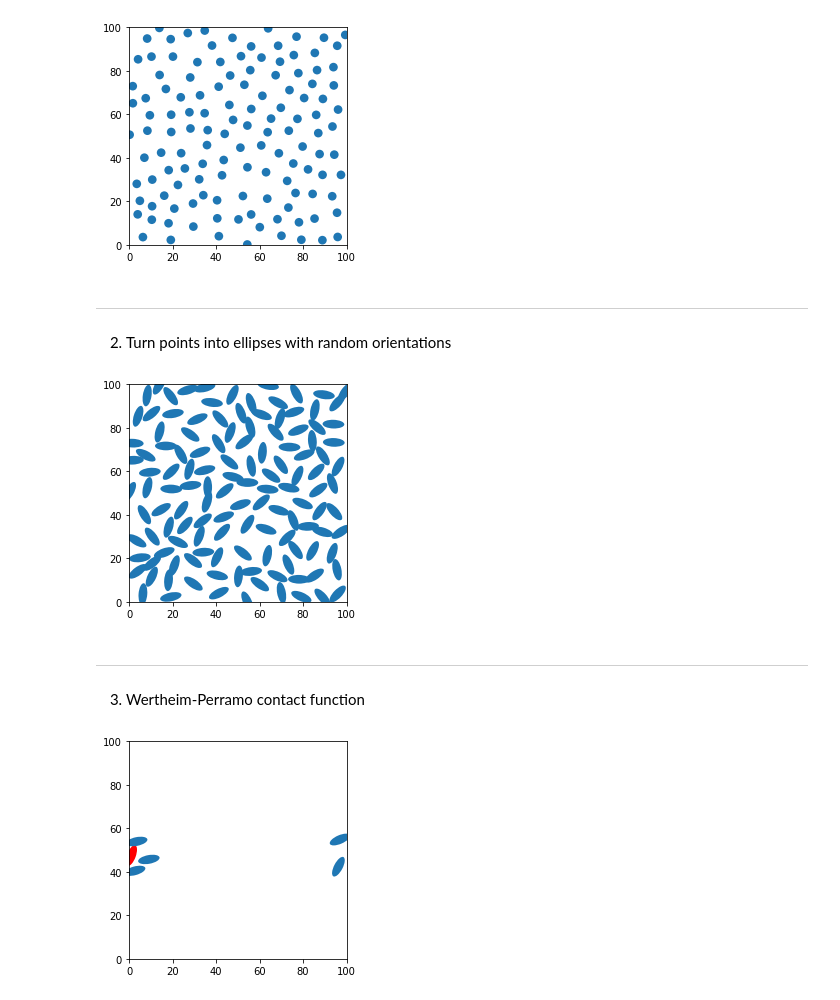
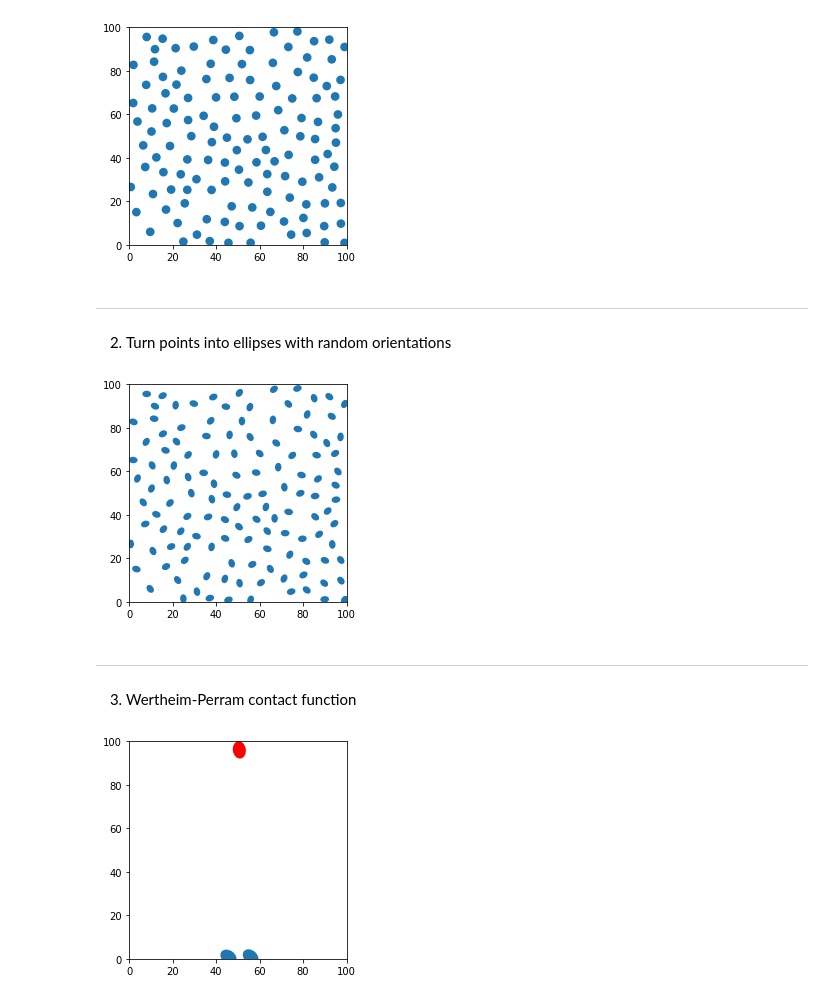
Before and after one commit to tinaaah/magistrska, a Jupyter notebook: test.ipynb, the cells around one changed output. Cells and saved outputs as stored; diff of their text form; code cells hidden in the pictures.

```diff
--- a/test.ipynb
+++ b/test.ipynb
@@ -34,6 +34,6 @@ plt.show()
 # %%
 ## now generate distribution with Mitchell algorithm
-dist = naloga.distribution(initial, grid, N)
+dist = main.distribution(initial, grid, N)
 #display(dist.samples)
 # %%
 plt.axes()
@@ -49,34 +49,34 @@ plt.xlim(0.0, width)
 plt.ylim(0.0, height)
 plt.show()
 # %% [output]
-[figure, old version]
+[figure, new version]
 # %% [markdown]
 ____
 2. Turn points into ellipses with random orientations
 # %%
-a, b = 5, 2                     # small and big semi-axis
+a, eps = 2, 2/3                 # big semi-axis and eccentricity
+b = a*math.sqrt(1-eps**2)       # small semi-axis
 a_width, b_height = 2*a, 2*b    # small and big semi-axis for patches
-eps = math.sqrt(1-(b/a)**2)     # eccentricity
 # %%
 ## generate ellipses
 plt.axes()
 
-new_dist = naloga.ellipses(dist, a, b)
+new_dist = main.ellipses(dist, a, b)
 
 for center in new_dist.ell:
-    ellipse = naloga.ellipse.convert_to_patches(center, a_width, b_height)
+    ellipse = main.ellipse.convert_to_patches(center, a_width, b_height)
     plt.gca().add_patch(ellipse)
 
 plt.axis('scaled')
 plt.xlim(0.0, width)
 plt.ylim(0.0, height)
 # plt.savefig("elipse_512.png")
 plt.show()
 # %% [output]
-[figure, old version]
+[figure, new version]
 # %% [markdown]
 _____
-3. Wertheim-Perramo contact function
+3. Wertheim-Perram contact function
 # %%
 ## distance matrix between all the centres
 S = [x.center for x in new_dist.ell]
@@ -87,16 +87,17 @@ in_proximity = [np.where((line<=2*a) & (line!=0)) for line in razdalje]
 # %%
 ## select ellipse 'i' and check its proximity
-i = 92
+i = random.randint(0,N-1)
+
 i_ellipse = new_dist.ell[i]
 
 plt.axes()
-ell_patch = naloga.ellipse.convert_to_patches(i_ellipse, a_width, b_height)
+ell_patch = main.ellipse.convert_to_patches(i_ellipse, a_width, b_height)
 plt.gca().add_patch(ell_patch)
 ell_patch.set_facecolor('r')
 
-check = new_dist.ell[in_proximity[i]]
-for E in check:
-    ell_patch = naloga.ellipse.convert_to_patches(E, a_width, b_height)
+i_neighbourhood = new_dist.ell[in_proximity[i]]
+for E in i_neighbourhood:
+    ell_patch = main.ellipse.convert_to_patches(E, a_width, b_height)
     plt.gca().add_patch(ell_patch)
 
 plt.axis('scaled')
@@ -104,6 +105,6 @@ plt.xlim(0.0, width)
 plt.ylim(0.0, height)
 plt.show()
 # %% [output]
-[figure, old version]
+[figure, new version]
 # %%
 ## display only those ellipses that are touching or overlapping i-th ellipse
```
Also changed, not shown: parts of 16 cells of this notebook, 1 other file.
